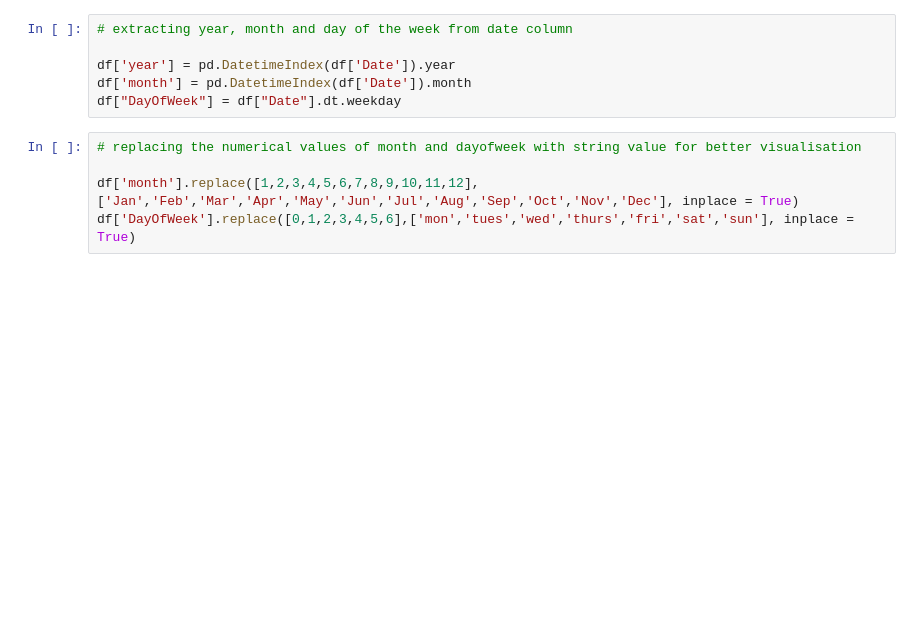
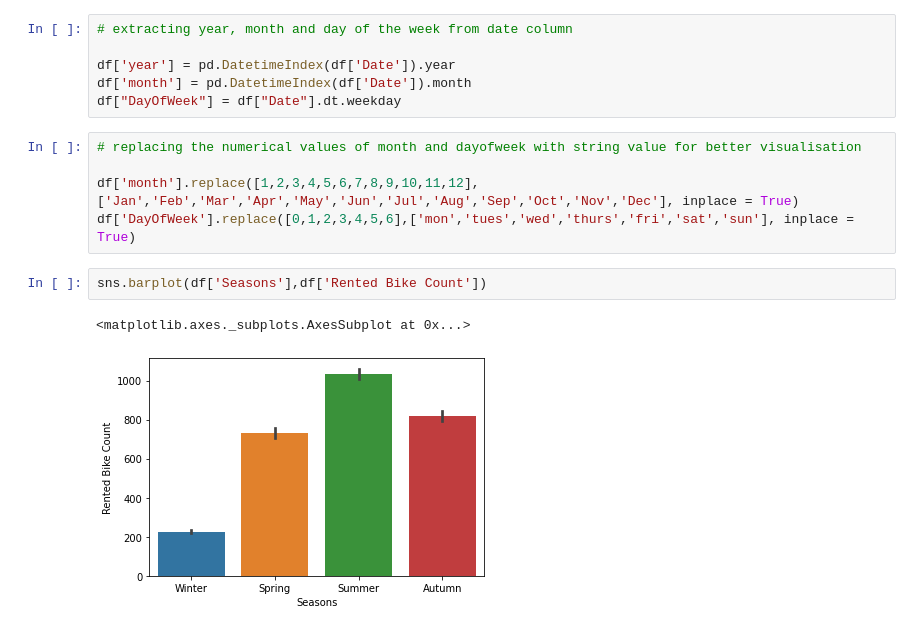
Before and after one commit to KirteshVerma/Bike-Sharing-Demand, a Jupyter notebook: Kirtesh_Bike_Sharing_Demand_Prediction_Capstone_Project.ipynb, the cells around one changed output. Cells and saved outputs as stored; diff of their text form; blank space fills up the shorter version.

```diff
--- a/Kirtesh_Bike_Sharing_Demand_Prediction_Capstone_Project.ipynb
+++ b/Kirtesh_Bike_Sharing_Demand_Prediction_Capstone_Project.ipynb
@@ -135,3 +137,8 @@ df["DayOfWeek"] = df["Date"].dt.weekday
 
 df['month'].replace([1,2,3,4,5,6,7,8,9,10,11,12], ['Jan','Feb','Mar','Apr','May','Jun','Jul','Aug','Sep','Oct','Nov','Dec'], inplace = True)
 df['DayOfWeek'].replace([0,1,2,3,4,5,6],['mon','tues','wed','thurs','fri','sat','sun'], inplace = True)
+# %%
+sns.barplot(df['Seasons'],df['Rented Bike Count'])
+# %% [output]
+<matplotlib.axes._subplots.AxesSubplot at 0x...>
+[figure, added]
```
Also changed, not shown: parts of 10 cells of this notebook.
